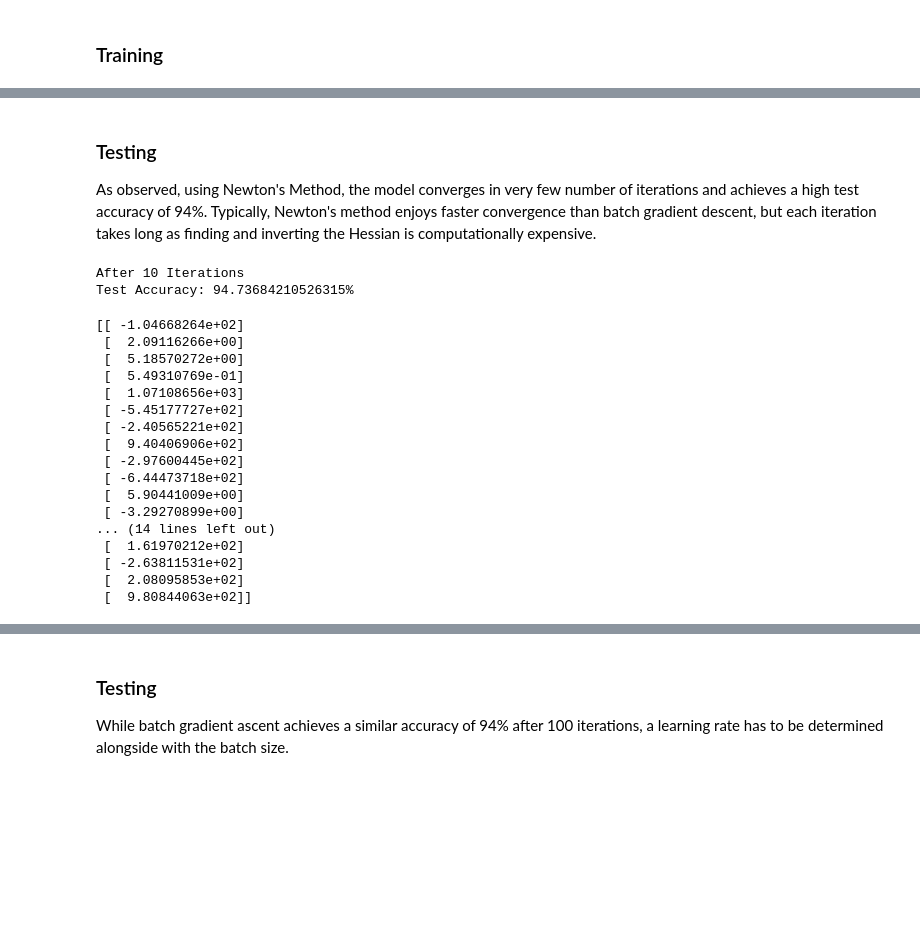
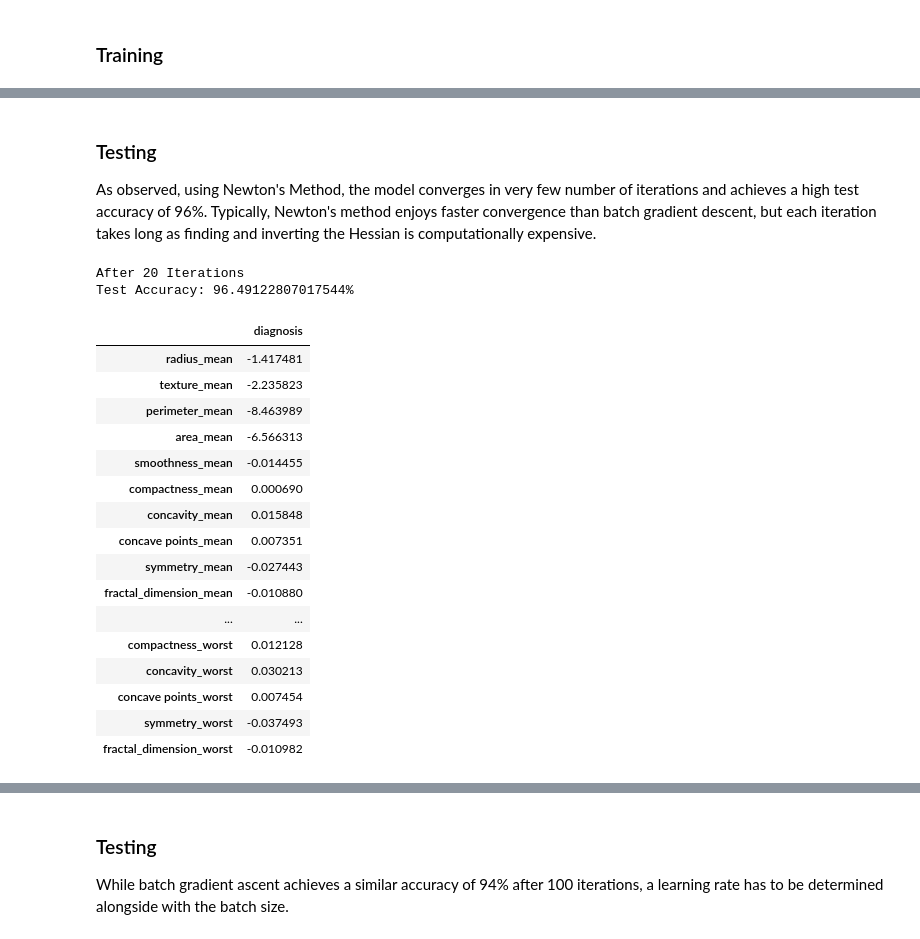
Before and after one commit to jrios6/Math-of-Intelligence, a Jupyter notebook: 2-Second_Order_Optimization/Logistic Regression with Newton's Method.ipynb, the cells around one changed output, grey strips where cells are left out. Saved outputs shown, nothing was run; the diff lists cells and outputs as text; code cells hidden in the pictures; blank space fills up the shorter version.

```diff
--- a/2-Second_Order_Optimization/Logistic Regression with Newton's Method.ipynb
+++ b/2-Second_Order_Optimization/Logistic Regression with Newton's Method.ipynb
@@ -81,14 +97,23 @@ Where the Hessian is represented by:
 # %%
-def newton_step(curr, y, X, lam=None):
-    p = np.array(sigmoid(X.dot(curr[:,0])), ndmin=2).T
-    W = np.diag((p*(1-p))[:,0])
-    hessian = X.T.dot(W).dot(X)
-    grad = X.T.dot(y-p)
+def newton_step(curr, y, X, reg=None):
+    p = np.array(sigmoid(X.dot(curr[:,0])), ndmin=2).T  # probability matrix - N x 1
+    W = np.diag((p*(1-p))[:,0]) # N by N diagonal matrix
+    hessian = X.T.dot(W).dot(X)  # 30 by 30 matrix
+    grad = X.T.dot(y-p)  # 30 by 1 matrix
 
-    step = np.dot(np.linalg.inv(hessian), grad)
+    # regularization step
+    if reg:
+        step = np.dot(np.linalg.inv(hessian + reg*np.eye(curr.shape[0])), grad)
+    else:
+        step = np.dot(np.linalg.inv(hessian), grad)
+
     beta = curr + step
 
     return beta
+# %%
+def check_convergence(beta_old, beta_new, tol, iters):
+    coef_change = np.abs(beta_old - beta_new)
+    return not (np.any(coef_change>tol) and iters < max_iters)
 # %%
 def test_model(X, y, beta):
     prob = np.array(sigmoid(X.dot(beta)))
@@ -100,16 +125,23 @@ def test_model(X, y, beta):
 # %% [markdown]
 ### Training
 # %%
+## Hyperparameters
+max_iters = 20
+tol=0.1 # convergence tolerance
+reg_term = 1
+
 beta_old, beta = np.ones((30,1)), np.zeros((30,1))
 iter_count = 0
+coefs_converged = False
 
-while iter_count < 10:
+while not coefs_converged:
     print('Iteration: {}'.format(iter_count))
     print('Validation Accuracy: {}%'.format(
         test_model(val_X, val_Y.to_frame(), beta_old)))
     beta_old = beta
-    beta = newton_step(beta, train_Y.to_frame(), train_X, None)
+    beta = newton_step(beta, train_Y.to_frame(), train_X, reg_term)
     iter_count += 1
+    coefs_converged = check_convergence(beta_old, beta, tol, iter_count)
 # %% [output]
 Iteration: 0
 Validation Accuracy: 21.052631578947366%
@@ -134,33 +163,33 @@ Validation Accuracy: 96.49122807017544%
 # %% [markdown]
 ### Testing
-As observed, using Newton's Method, the model converges in very few number of iterations and achieves a high test accuracy of 94%. Typically, Newton's method enjoys faster convergence than batch gradient descent, but each iteration takes long as finding and inverting the Hessian is computationally expensive.
+As observed, using Newton's Method, the model converges in very few number of iterations and achieves a high test accuracy of 96%. Typically, Newton's method enjoys faster convergence than batch gradient descent, but each iteration takes long as finding and inverting the Hessian is computationally expensive.
 # %%
 print('After {} Iterations'.format(iter_count))
 print('Test Accuracy: {}%'.format(
         test_model(test_X, test_Y.to_frame(), beta)))
 # %% [output]
-After 10 Iterations
-Test Accuracy: 94.73684210526315%
+After 20 Iterations
+Test Accuracy: 96.49122807017544%
-# %%
-print(beta)
-# %% [output]
-[[ -1.04668264e+02]
- [  2.09116266e+00]
- [  5.18570272e+00]
- [  5.49310769e-01]
- [  1.07108656e+03]
- [ -5.45177727e+02]
- [ -2.40565221e+02]
- [  9.40406906e+02]
- [ -2.97600445e+02]
- [ -6.44473718e+02]
- [  5.90441009e+00]
- [ -3.29270899e+00]
-... (14 lines left out)
- [  1.61970212e+02]
- [ -2.63811531e+02]
- [  2.08095853e+02]
- [  9.80844063e+02]]
+# %%
+beta
+# %% [output]
+|  | diagnosis |
+| radius_mean | -1.417481 |
+| texture_mean | -2.235823 |
+| perimeter_mean | -8.463989 |
+| area_mean | -6.566313 |
+| smoothness_mean | -0.014455 |
+| compactness_mean | 0.000690 |
+| concavity_mean | 0.015848 |
+| concave points_mean | 0.007351 |
+| symmetry_mean | -0.027443 |
+| fractal_dimension_mean | -0.010880 |
+| ... | ... |
+| compactness_worst | 0.012128 |
+| concavity_worst | 0.030213 |
+| concave points_worst | 0.007454 |
+| symmetry_worst | -0.037493 |
+| fractal_dimension_worst | -0.010982 |
 # %% [markdown]
 ## Batch Gradient Ascent
 To optimize the beta values of the logistic function, we can also use the following gradient ascent update rule:
```
Also changed, not shown: parts of 7 cells of this notebook.
